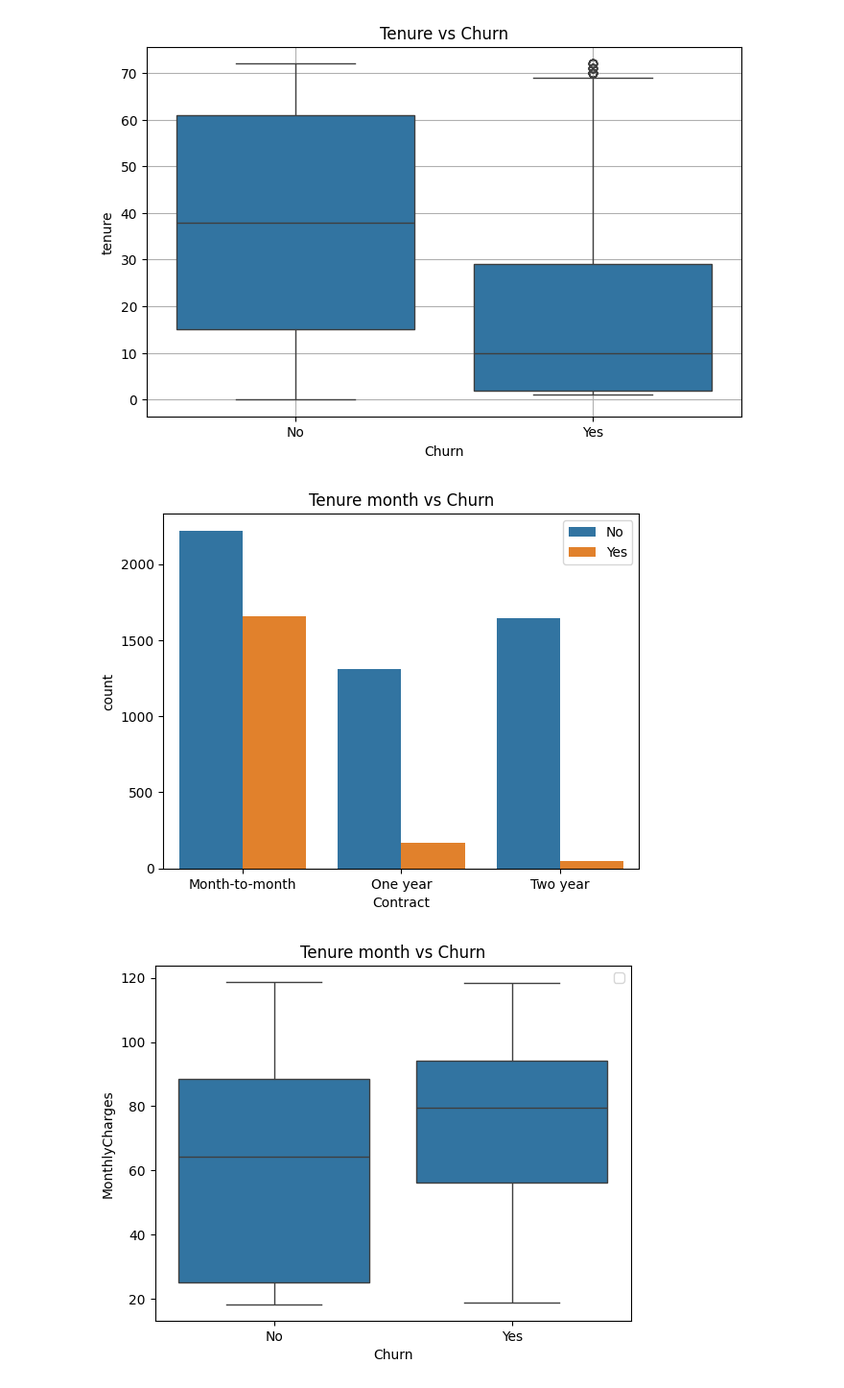
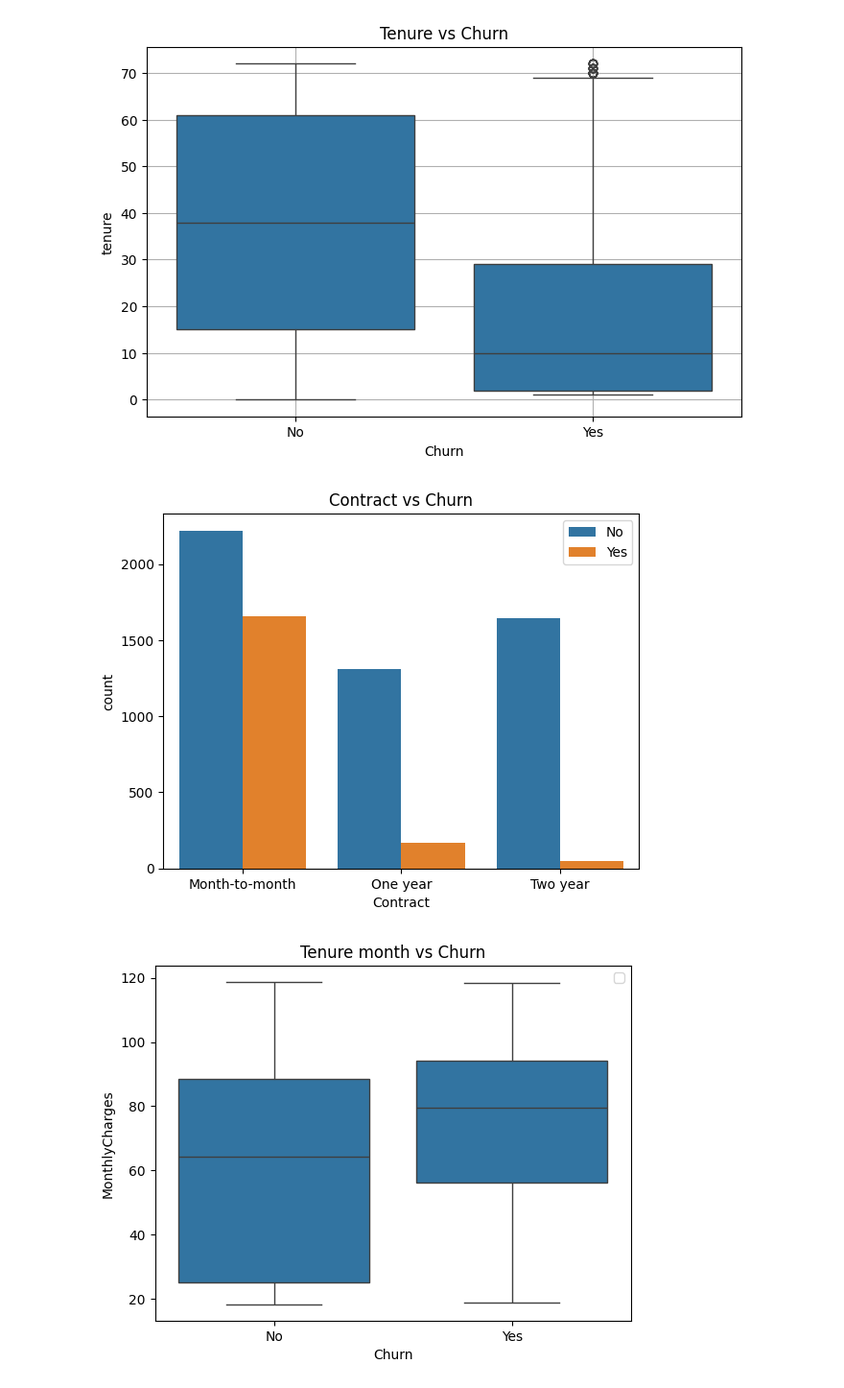
Before and after one commit to Shantaannu/Telecom-customer-churn, a Jupyter notebook: notebooks/03_eda.ipynb, the cells around one changed output. Shown at 96% size. Cells and saved outputs as stored; diff of their text form; code cells hidden in the pictures.

```diff
--- a/notebooks/03_eda.ipynb
+++ b/notebooks/03_eda.ipynb
@@ -58,15 +66,16 @@ plt.show()
 [figure]
 # %%
 sns.countplot(data=df, x = 'Contract', hue = 'Churn')
-plt.title("Tenure month vs Churn")
+plt.title("Contract vs Churn")
 plt.legend()
+plt.savefig(r"..\outputs\figures\Contract_vs_Churn.png",dpi=300,bbox_inches="tight")
 plt.show()
-
+plt.close()
 #Business insight:
 #Month-to-month contracts churn the most
 #Long-term contracts reduce churn risk
 # %% [output]
-[figure, old version]
+[figure, new version]
 # %%
 sns.boxplot(data=df, x = 'Churn', y = 'MonthlyCharges')
 plt.title("Tenure month vs Churn")
```
Also changed, not shown: parts of 9 cells of this notebook.
